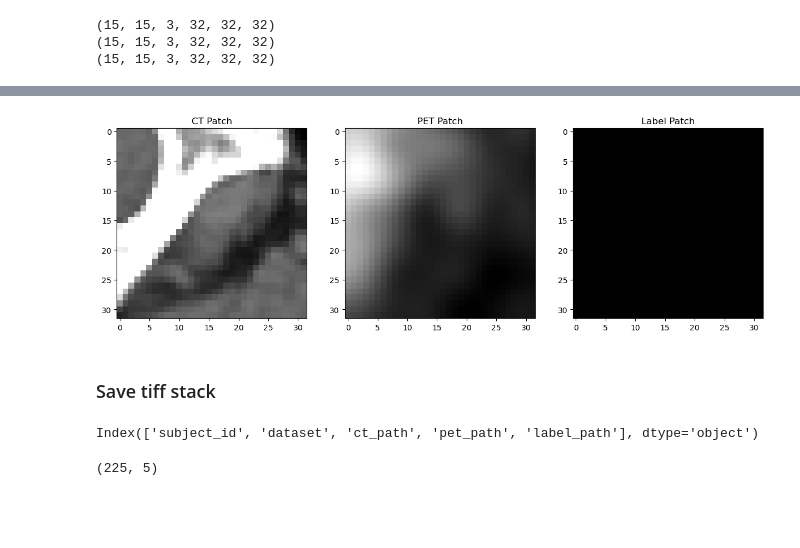
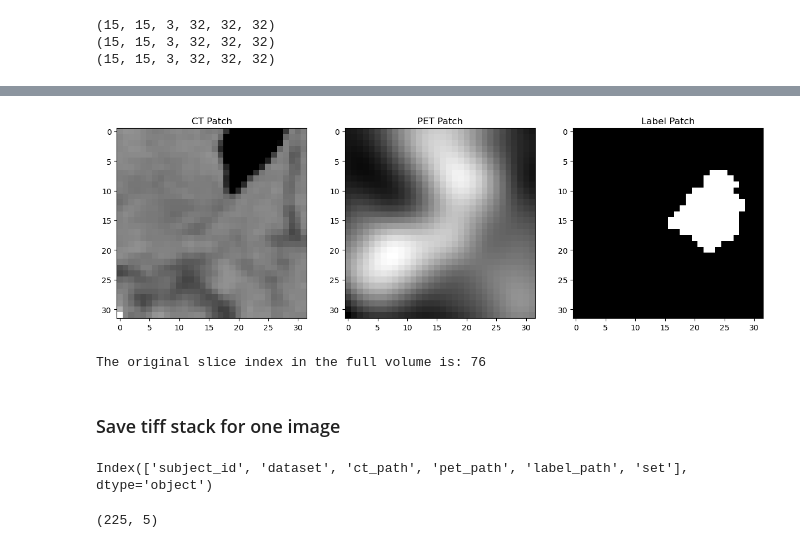
Before and after one commit to ahmedqasem/nii_data, a Jupyter notebook: notebooks/save_tiff_to_patch.ipynb, the cells around one changed output, grey strips where cells are left out. Cells and saved outputs as stored; diff of their text form; code cells hidden in the pictures; blank space fills up the shorter version.

Commit message:
dataset patchify

```diff
--- a/notebooks/save_tiff_to_patch.ipynb
+++ b/notebooks/save_tiff_to_patch.ipynb
@@ -34,2 +188,4 @@ df.head()
 # %% [markdown]
 ## read the first ct image
+# %%
+df = pd.read_csv('../../datasets/ADDA/tiff/training_csv_with_splits.csv')
@@ -101,38 +301,57 @@ print(lbl_patches.shape)
 # %%
-slice_idx = 8
+slice_idx = 12
 patch_idx = 8
-patch_idy = 8
+patch_idy = 7
 patch_idz = 2
 # Assuming ct_patches, pet_patches, and label_patches are your arrays with the specified dimensions
 # Let's pick the first patch (0,0,0) and the middle slice (slice number 32) for visualization
 
 ct_patch = ct_patches[patch_idx, patch_idy, patch_idz, :, :, slice_idx]
 pet_patch = pt_patches[patch_idx, patch_idy, patch_idz, :, :, slice_idx]
 label_patch = lbl_patches[patch_idx, patch_idy, patch_idz, :, :, slice_idx]
 
 fig, axes = plt.subplots(1, 3, figsize=(15, 5))
 
 axes[0].imshow(ct_patch, cmap='gray')
 axes[0].set_title('CT Patch')
 
 axes[1].imshow(pet_patch, cmap='gray')
 axes[1].set_title('PET Patch')
 
 axes[2].imshow(label_patch, cmap='gray')
 axes[2].set_title('Label Patch')
 
 # for ax in axes:
 #     ax.axis('off')  # Hide axes for clarity
 
 plt.show()
+
+# reconstructed_slice = unpatchify()
 # %% [output]
-[figure, old version]
+[figure, new version]
+# %%
+# Given values
+patch_size = (32, 32, 32)  # Size of each patch
+slice_idx_within_patch = 12  # The slice index within the patch
+patch_idx = 8
+patch_idy = 7
+patch_idz = 2
+
+# Calculate the starting Z-index for the patch in the original volume
+start_slice_index = patch_idz * patch_size[2]
+
+# Calculate the original slice index in the full volume
+original_slice_index = start_slice_index + slice_idx_within_patch
+
+print("The original slice index in the full volume is:", original_slice_index)
+# %% [output]
+The original slice index in the full volume is: 76
 # %% [markdown]
-### Save tiff stack
+### Save tiff stack for one image
 # %%
 df.columns
 # %% [output]
-Index(['subject_id', 'dataset', 'ct_path', 'pet_path', 'label_path'], dtype='object')
+Index(['subject_id', 'dataset', 'ct_path', 'pet_path', 'label_path', 'set'], dtype='object')
 # %%
 subject_id = []
 dataset = []
```
Also changed, not shown: parts of 48 cells of this notebook, 1 other file.
